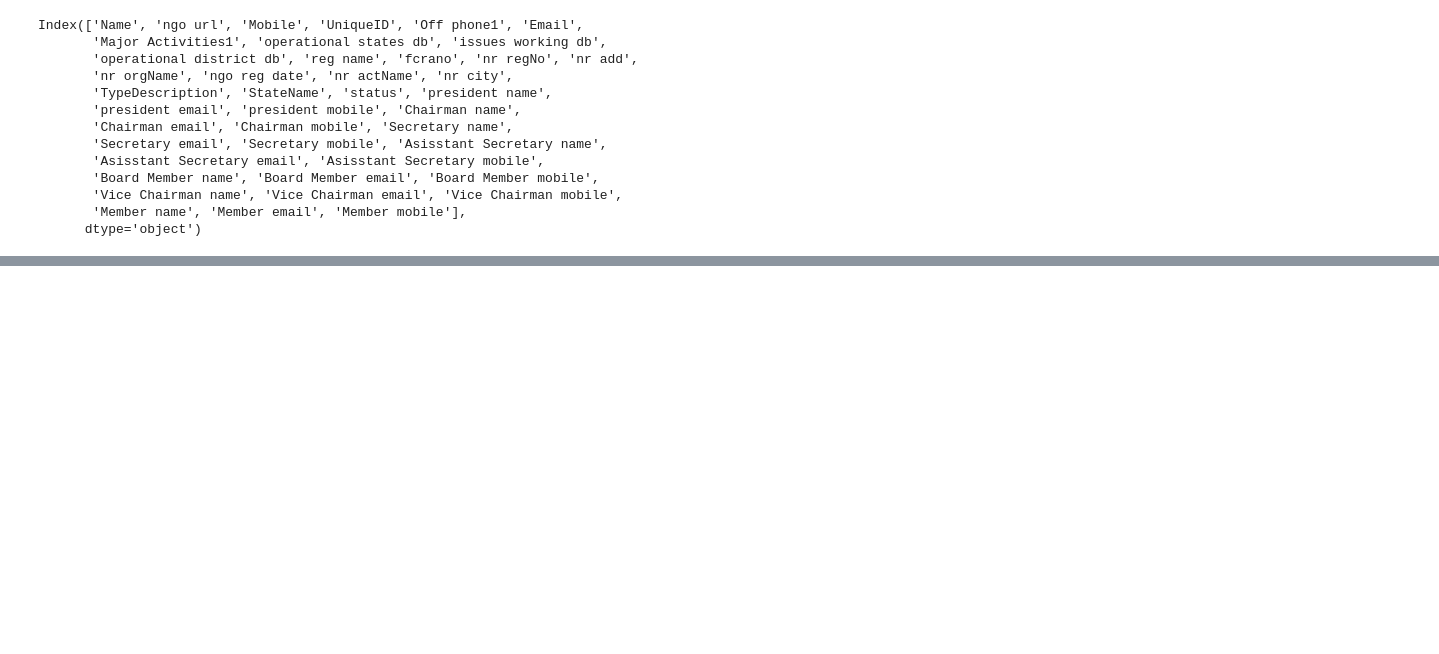
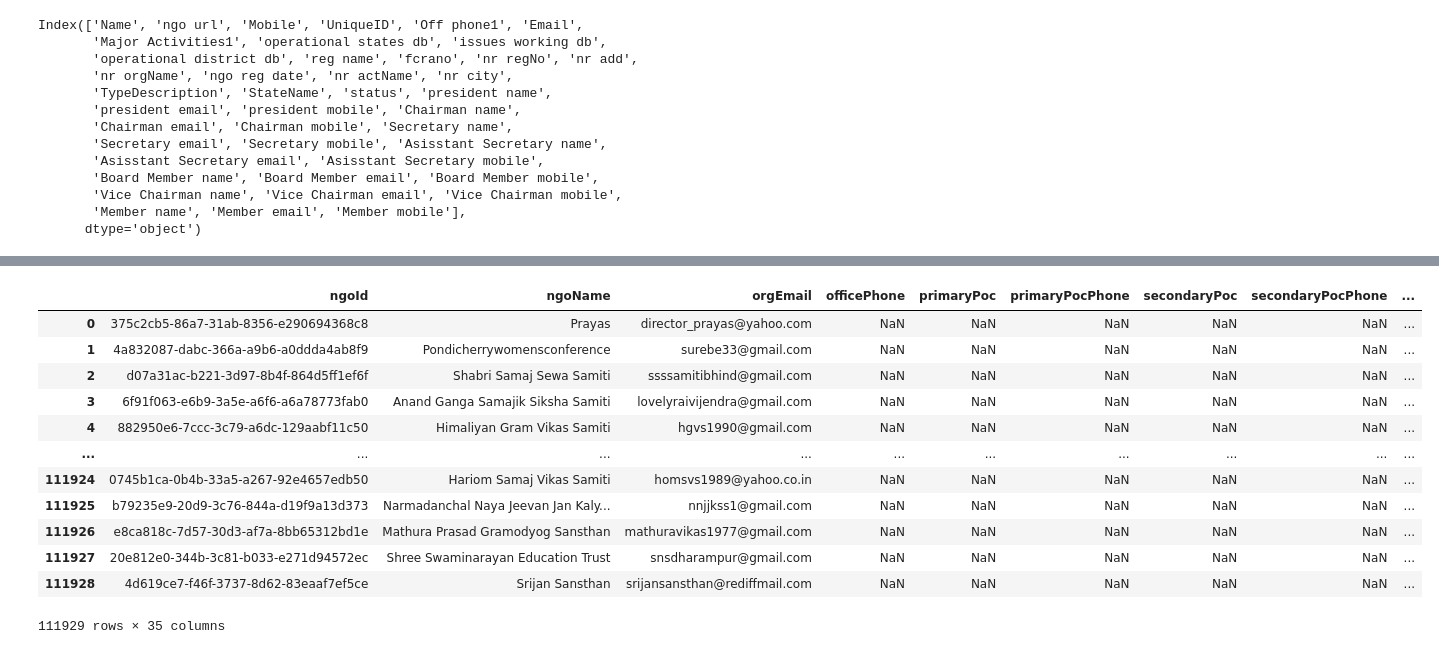
Before and after one commit to DaanMatch/Codebook, a Jupyter notebook: ds/darpan_yijun/toSchema.ipynb, the cells around one changed output, grey strips where cells are left out. Drawn from its saved outputs; the diff is of its cells as text; code cells hidden in the pictures; blank space fills up the shorter version.

```diff
--- a/ds/darpan_yijun/toSchema.ipynb
+++ b/ds/darpan_yijun/toSchema.ipynb
@@ -156,0 +211,16 @@ NgoContact["type"] = df['TypeDescription']
+# %%
+NgoContact
+# %% [output]
+|  | ngoId | ngoName | orgEmail | officePhone | primaryPoc | primaryPocPhone | secondaryPoc | secondaryPocPhone | ... |
+| 0 | 375c2cb5-86a7-31ab-8356-e290694368c8 | Prayas | director_prayas@yahoo.com | NaN | NaN | NaN | NaN | NaN | ... |
+| 1 | 4a832087-dabc-366a-a9b6-a0ddda4ab8f9 | Pondicherrywomensconference | surebe33@gmail.com | NaN | NaN | NaN | NaN | NaN | ... |
+| 2 | d07a31ac-b221-3d97-8b4f-864d5ff1ef6f | Shabri Samaj Sewa Samiti | ssssamitibhind@gmail.com | NaN | NaN | NaN | NaN | NaN | ... |
+| 3 | 6f91f063-e6b9-3a5e-a6f6-a6a78773fab0 | Anand Ganga Samajik Siksha Samiti | lovelyraivijendra@gmail.com | NaN | NaN | NaN | NaN | NaN | ... |
+| 4 | 882950e6-7ccc-3c79-a6dc-129aabf11c50 | Himaliyan Gram Vikas Samiti | hgvs1990@gmail.com | NaN | NaN | NaN | NaN | NaN | ... |
+| ... | ... | ... | ... | ... | ... | ... | ... | ... | ... |
+| 111924 | 0745b1ca-0b4b-33a5-a267-92e4657edb50 | Hariom Samaj Vikas Samiti | homsvs1989@yahoo.co.in | NaN | NaN | NaN | NaN | NaN | ... |
+| 111925 | b79235e9-20d9-3c76-844a-d19f9a13d373 | Narmadanchal Naya Jeevan Jan Kaly... | nnjjkss1@gmail.com | NaN | NaN | NaN | NaN | NaN | ... |
+| 111926 | e8ca818c-7d57-30d3-af7a-8bb65312bd1e | Mathura Prasad Gramodyog Sansthan | mathuravikas1977@gmail.com | NaN | NaN | NaN | NaN | NaN | ... |
+| 111927 | 20e812e0-344b-3c81-b033-e271d94572ec | Shree Swaminarayan Education Trust | snsdharampur@gmail.com | NaN | NaN | NaN | NaN | NaN | ... |
+| 111928 | 4d619ce7-f46f-3737-8d62-83eaaf7ef5ce | Srijan Sansthan | srijansansthan@rediffmail.com | NaN | NaN | NaN | NaN | NaN | ... |
+111929 rows × 35 columns
```
Also changed, not shown: parts of 7 cells of this notebook.
